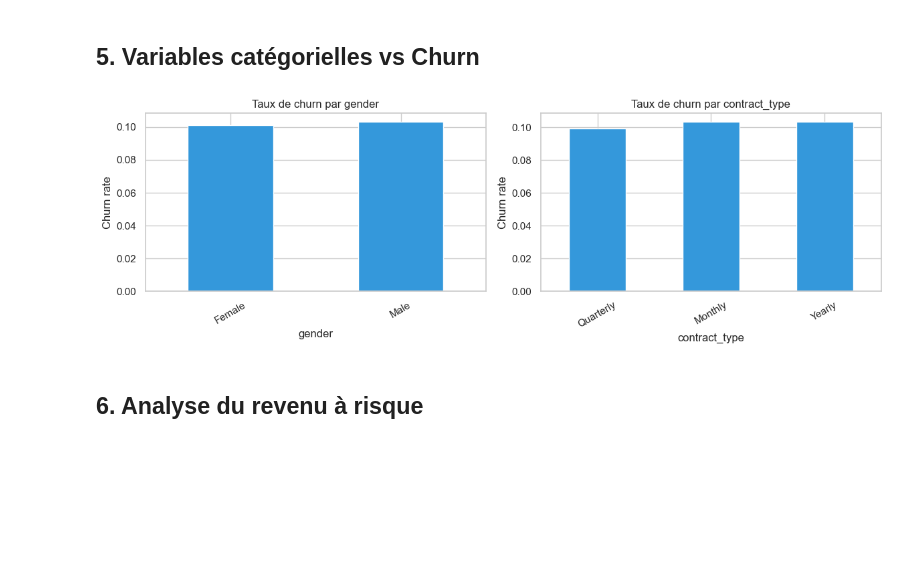
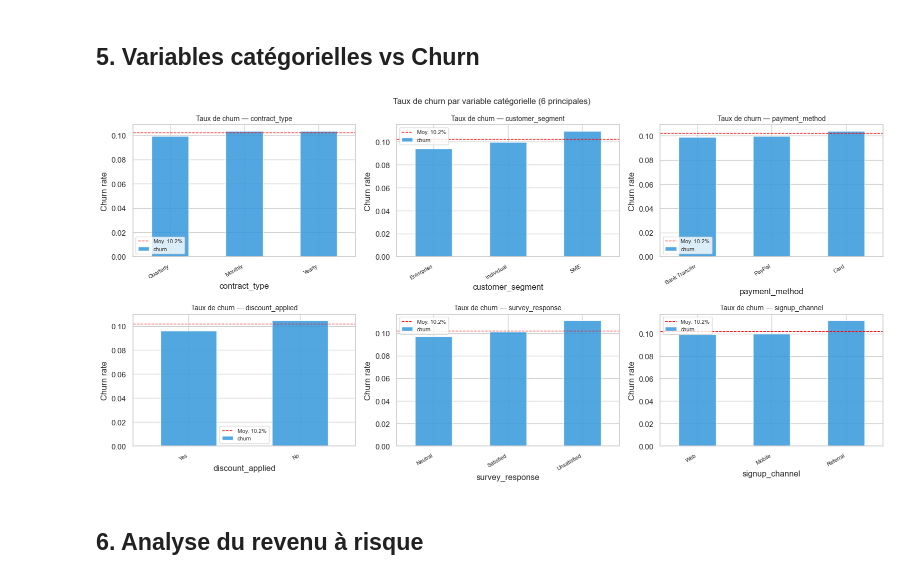
Before and after one commit to haciyil38/Projet-Data-Science, a Jupyter notebook: notebooks/01_EDA.ipynb, the cells around one changed output. Cells and saved outputs as stored; diff of their text form; code cells hidden in the pictures; blank space fills up the shorter version.

```diff
--- a/notebooks/01_EDA.ipynb
+++ b/notebooks/01_EDA.ipynb
@@ -83,19 +83,19 @@ Name: count, dtype: int64
 # %% [markdown]
 ## 3. Distributions des variables numériques
 # %%
-numeric_cols = ['age', 'tenure_months', 'monthly_fee', 'total_revenue',
-                'payment_failures', 'support_tickets', 'avg_session_time',
-                'monthly_logins', 'nps_score', 'csat_score']
+from src.preprocessing import NUMERIC_FEATURES
+numeric_cols = NUMERIC_FEATURES  # 18 features, sans total_revenue
 
-fig, axes = plt.subplots(2, 5, figsize=(18, 8))
+fig, axes = plt.subplots(3, 6, figsize=(22, 12))
 for ax, col in zip(axes.flatten(), numeric_cols):
     df[df['churn'] == 0][col].hist(ax=ax, alpha=0.6, color='#2ecc71', label='No Churn', bins=30)
     df[df['churn'] == 1][col].hist(ax=ax, alpha=0.6, color='#e74c3c', label='Churn', bins=30)
-    ax.set_title(col)
-    ax.legend(fontsize=8)
-# Masquer le dernier axes vide
-axes.flatten()[-1].set_visible(False) if len(numeric_cols) < len(axes.flatten()) else None
-plt.suptitle('Distributions par statut de churn', fontsize=14)
+    ax.set_title(col, fontsize=9)
+    ax.legend(fontsize=7)
+# Cacher les axes vides
+for ax in axes.flatten()[len(numeric_cols):]:
+    ax.set_visible(False)
+plt.suptitle('Distributions des 18 variables numériques selon le churn', fontsize=13, y=1.01)
 plt.tight_layout()
 plt.show()
 # %% [output]
@@ -166,18 +170,22 @@ Name: churn, dtype: float64
 # %% [markdown]
 ## 5. Variables catégorielles vs Churn
 # %%
-fig, axes = plt.subplots(1, 2, figsize=(12, 4))
+cat_cols = ['contract_type', 'customer_segment', 'payment_method',
+            'discount_applied', 'survey_response', 'signup_channel']
 
-for ax, col in zip(axes, ['gender', 'contract_type']):
+fig, axes = plt.subplots(2, 3, figsize=(16, 8))
+for ax, col in zip(axes.flatten(), cat_cols):
     churn_rate = df.groupby(col)['churn'].mean().sort_values()
-    churn_rate.plot.bar(ax=ax, color='#3498db')
-    ax.set_title(f'Taux de churn par {col}')
+    bars = churn_rate.plot.bar(ax=ax, color='#3498db', alpha=0.85)
+    ax.axhline(df['churn'].mean(), color='red', linestyle='--', linewidth=1, label=f'Moy. {df["churn"].mean():.1%}')
+    ax.set_title(f'Taux de churn — {col}', fontsize=10)
     ax.set_ylabel('Churn rate')
-    ax.set_xticklabels(ax.get_xticklabels(), rotation=30)
-
+    ax.set_xticklabels(ax.get_xticklabels(), rotation=30, ha='right', fontsize=8)
+    ax.legend(fontsize=8)
+plt.suptitle('Taux de churn par variable catégorielle (6 principales)', fontsize=12)
 plt.tight_layout()
 plt.show()
 # %% [output]
-[figure, old version]
+[figure, new version]
 # %% [markdown]
 ## 6. Analyse du revenu à risque
```
Also changed, not shown: parts of 5 cells of this notebook, 20 other files.
